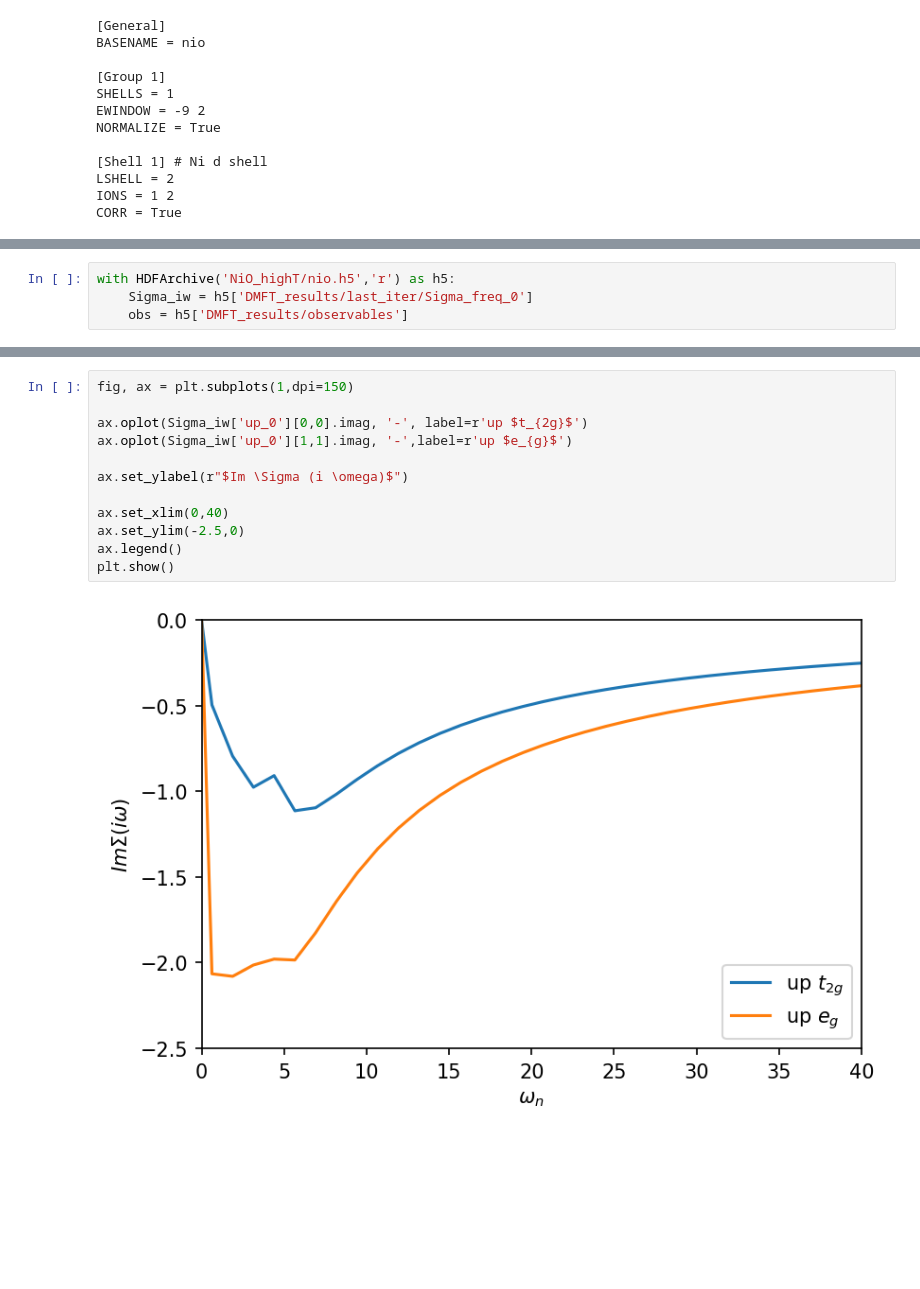
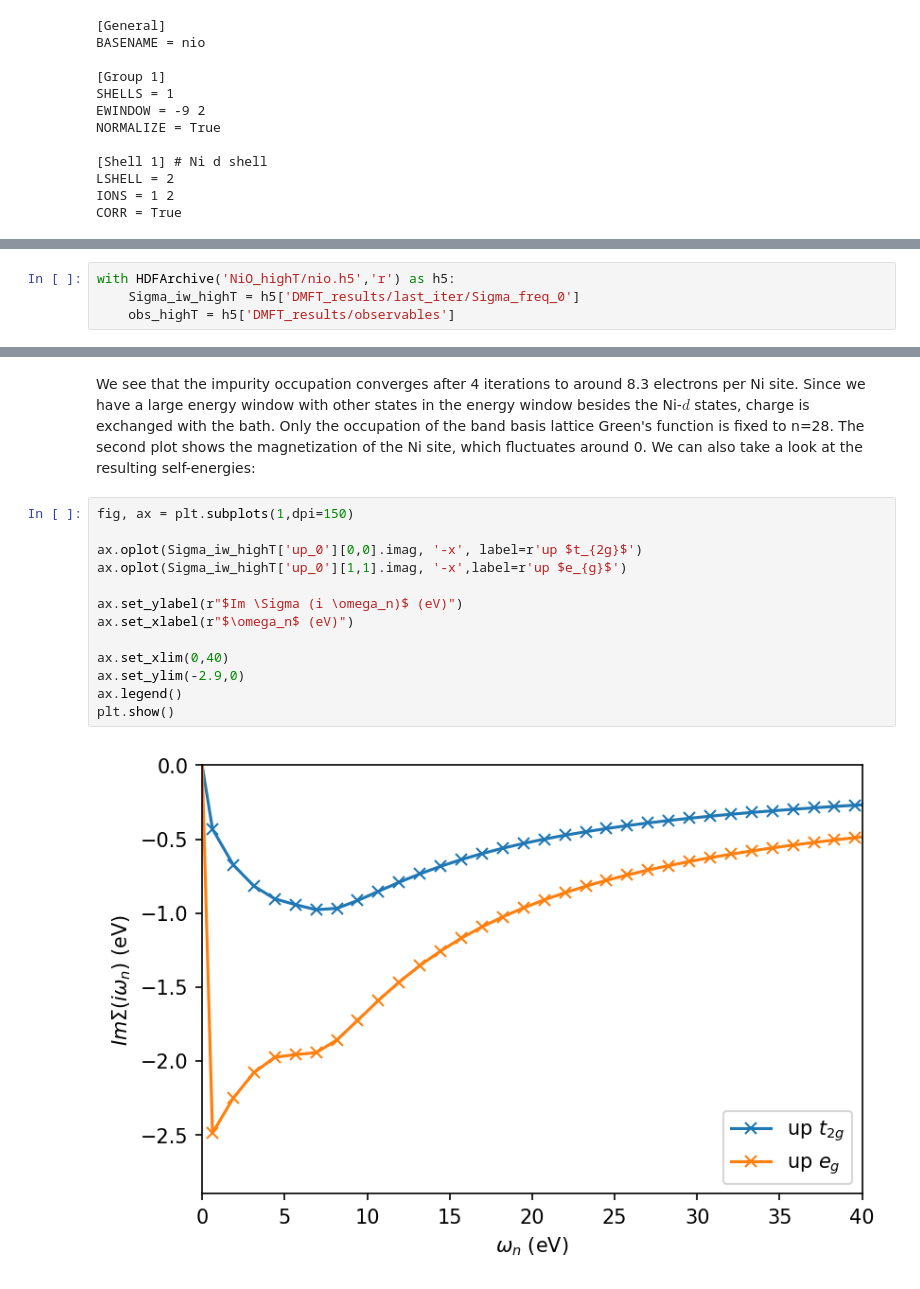
Before and after one commit to TRIQS/solid_dmft, a Jupyter notebook: doc/tutorials/NiO_os_plo_mag/NiO_tutorial.ipynb, the cells around one changed output, grey strips where cells are left out. Drawn from its saved outputs; the diff is of its cells as text; blank space fills up the shorter version.

```diff
--- a/doc/tutorials/NiO_os_plo_mag/NiO_tutorial.ipynb
+++ b/doc/tutorials/NiO_os_plo_mag/NiO_tutorial.ipynb
@@ -170,8 +224,8 @@ this tells us that solid_dmft detected correctly how we want to orientate the sp
 After the calculation is finished we can take a look at the results:
 # %%
 with HDFArchive('NiO_highT/nio.h5','r') as h5:
-    Sigma_iw = h5['DMFT_results/last_iter/Sigma_freq_0']
-    obs = h5['DMFT_results/observables']
+    Sigma_iw_highT = h5['DMFT_results/last_iter/Sigma_freq_0']
+    obs_highT = h5['DMFT_results/observables']
 # %%
 fig, ax = plt.subplots(nrows=2, dpi=150, figsize=(7,5))
 
@@ -191,14 +246,17 @@ plt.show()
+# %% [markdown]
+We see that the impurity occupation converges after 4 iterations to around 8.3 electrons per Ni site. Since we have a large energy window with other states in the energy window besides the Ni-$d$ states, charge is exchanged with the bath. Only the occupation of the band basis lattice Green's function is fixed to n=28. The second plot shows the magnetization of the Ni site, which fluctuates around 0. We can also take a look at the resulting self-energies:
 # %%
 fig, ax = plt.subplots(1,dpi=150)
 
-ax.oplot(Sigma_iw['up_0'][0,0].imag, '-', label=r'up $t_{2g}$')
-ax.oplot(Sigma_iw['up_0'][1,1].imag, '-',label=r'up $e_{g}$')
+ax.oplot(Sigma_iw_highT['up_0'][0,0].imag, '-x', label=r'up $t_{2g}$')
+ax.oplot(Sigma_iw_highT['up_0'][1,1].imag, '-x',label=r'up $e_{g}$')
 
-ax.set_ylabel(r"$Im \Sigma (i \omega)$")
+ax.set_ylabel(r"$Im \Sigma (i \omega_n)$ (eV)")
+ax.set_xlabel(r"$\omega_n$ (eV)")
 
 ax.set_xlim(0,40)
-ax.set_ylim(-2.5,0)
+ax.set_ylim(-2.9,0)
 ax.legend()
 plt.show()
 # %% [output]
-[figure, old version]
+[figure, new version]
```
Also changed, not shown: parts of 19 cells of this notebook, 5 other files.
